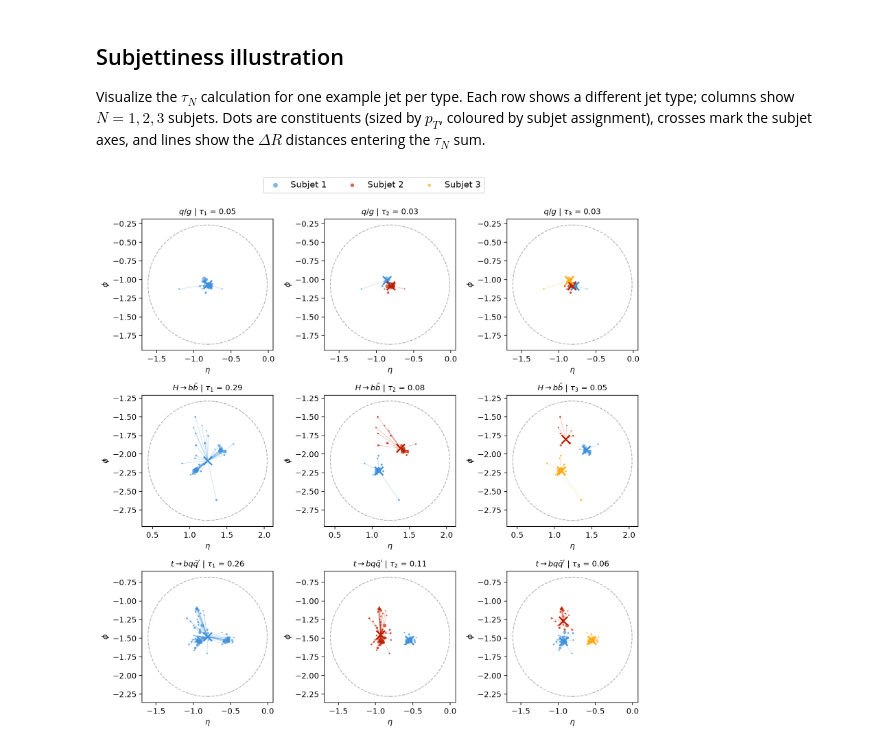
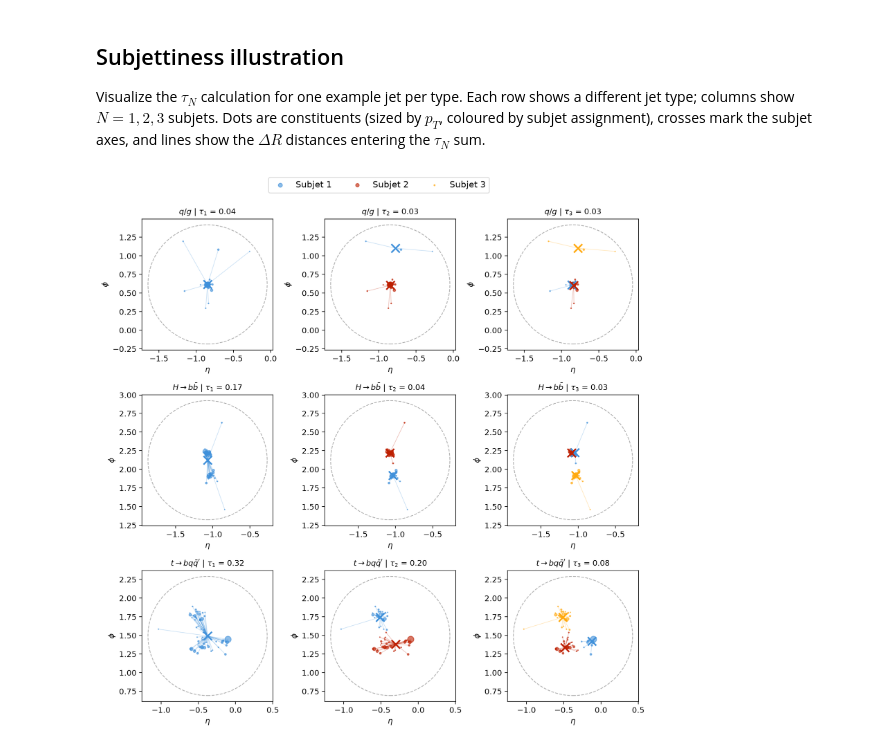
Before and after one commit to joschkabirk/jet_clustering, a Jupyter notebook: jetclass_substructure.ipynb, the cells around one changed output. Saved outputs shown, nothing was run; the diff lists cells and outputs as text; code cells hidden in the pictures.

```diff
--- a/jetclass_substructure.ipynb
+++ b/jetclass_substructure.ipynb
@@ -21,7 +21,7 @@ vector.register_awkward()
 ## Load the merged dataset
 # %%
 dataset_path = pathlib.Path("./data")
-merged = ak.from_parquet(dataset_path / "MiniJetClass_merged.parquet")
+merged = ak.from_parquet(dataset_path / "MiniJetClass_merged_1_000_per_type.parquet")
 
 jet_constituents = ak.zip(
     {
@@ -108,6 +108,10 @@ delta_r = jet_constituents.deltaR(jet_axis_bcast)
 mask = delta_r < R
 jet_constituents_clean = jet_constituents[mask]
 
+# also filter jets that have fewer than 3 constituents after cleaning
+jet_mask = ak.num(jet_constituents_clean) >= 3
+jet_constituents_clean = jet_constituents_clean[jet_mask]
+
 n_before = ak.sum(ak.num(jet_constituents))
 n_after = ak.sum(ak.num(jet_constituents_clean))
 print(f"Particles before cleaning: {n_before}")
@@ -297,49 +301,47 @@ def plot_subjettiness_illustration(
     return ax
 # %%
 # Select which jet types to show (by name or index)
-selected_types = [
-    "ZJetsToNuNu",
-    "HToBB",
-    "TTBar",
-    # "WToQQ",
-]
+selected_types = {
+    "ZJetsToNuNu": 2,
+    "HToBB": 0,
+    "TTBar": 3,
+    # "WToQQ": 3,
+}
 
-selected_ids = [jet_type_names.index(name) for name in selected_types]
+selected_ids = {jet_type_names.index(name): idx for name, idx in selected_types.items()}
 n_selected = len(selected_ids)
 
 fig, axes = plt.subplots(n_selected, 3, figsize=(10, n_selected * 3.2))
 if n_selected == 1:
     axes = axes[np.newaxis, :]
 
-np.random.seed(50)
-for row, type_id in enumerate(selected_ids):
+for row, (type_id, jet_idx) in enumerate(selected_ids.items()):
     name = jet_type_names[type_id]
     indices = np.where(jet_type_id == type_id)[0]
-    jet_idx = int(np.random.choice(indices))
     label = jet_label(name)
 
     for col, N in enumerate([1, 2, 3]):
         ax = axes[row, col]
         plot_subjettiness_illustration(
-            substructure, jet_idx, N=N, ax=ax, title_prefix=label
+            substructure, indices[jet_idx], N=N, ax=ax, title_prefix=label
         )
 
 # Shared legend from the N=3 column
 handles, labels = axes[0, -1].get_legend_handles_labels()
 fig.legend(
     handles,
     labels,
     loc="upper center",
     ncol=3,
     frameon=True,
     fontsize=11,
     bbox_to_anchor=(0.5, 1.05),
 )
 # fig.suptitle("Subjettiness illustration by jet type", fontsize=13, y=1.03)
 fig.tight_layout()
 
 pathlib.Path("assets").mkdir(parents=True, exist_ok=True)
 fig.savefig("assets/subjettiness_illustration.pdf", bbox_inches="tight")
 plt.show()
 # %% [output]
-[figure, old version]
+[figure, new version]
```
Also changed, not shown: parts of 1 cell of this notebook, 4 other files.
